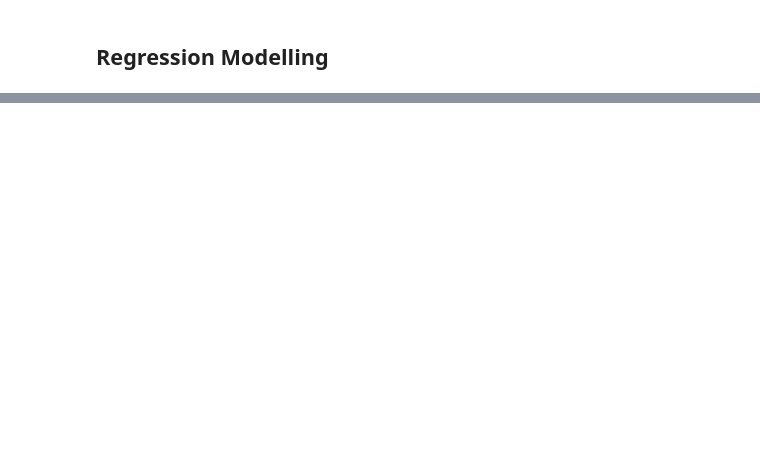
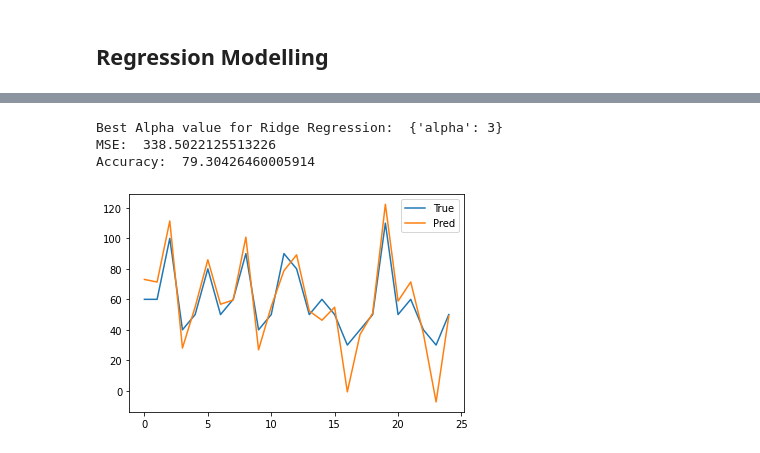
Before and after one commit to kapeeshvarma/Appliances-Energy-Prediction, a Jupyter notebook: Appliances_Energy_Prediction_Capstone_Project.ipynb, the cells around one changed output, grey strips where cells are left out. Cells and saved outputs as stored; diff of their text form; code cells hidden in the pictures; blank space fills up the shorter version.

```diff
--- a/Appliances_Energy_Prediction_Capstone_Project.ipynb
+++ b/Appliances_Energy_Prediction_Capstone_Project.ipynb
@@ -203,0 +214,31 @@ print(np.mean(100-(100*np.mean(abs(pred-y_test))/y_test)))
+# %%
+# Perform Ridge Regression along with Hyperparameter Tuning with GridSearchCV
+ridge = Ridge()
+
+arr = np.random.randint(0,10,size=5)
+param_grid = {'alpha':arr}
+
+ridge_cv = GridSearchCV(ridge,param_grid,cv=5)
+ridge_cv.fit(x_train,y_train)
+pred = ridge_cv.predict(x_test)
+
+best = ridge_cv.best_params_
+print('Best Alpha value for Ridge Regression: ',best)
+
+# Plot True vs Predicted values for first 25 variables
+plt.plot(y_test[:25])
+plt.plot(pred[:25])
+plt.legend(['True','Pred'])
+
+# Compute Mean Squared Error
+print('MSE: ',mean_squared_error(pred,y_test))
+
+# Compute Accuracy
+errors = abs(pred-y_test)
+percent_error = 100 * np.mean(errors/y_test)
+print('Accuracy: ',100-percent_error)
+# %% [output]
+Best Alpha value for Ridge Regression:  {'alpha': 3}
+MSE:  338.5022125513226
+Accuracy:  79.30426460005914
+[figure, added]
```
Also changed, not shown: parts of 5 cells of this notebook.
